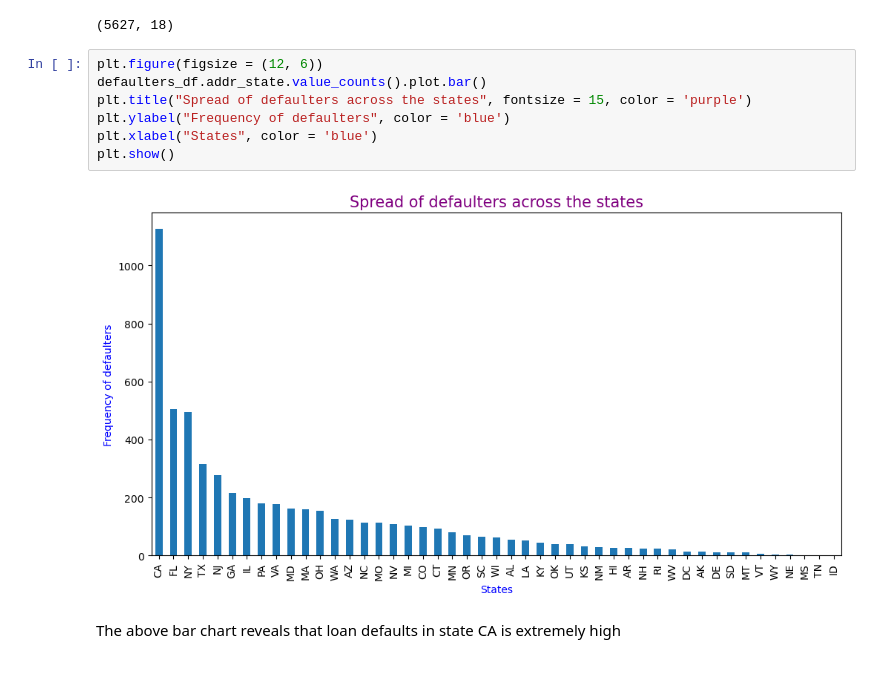
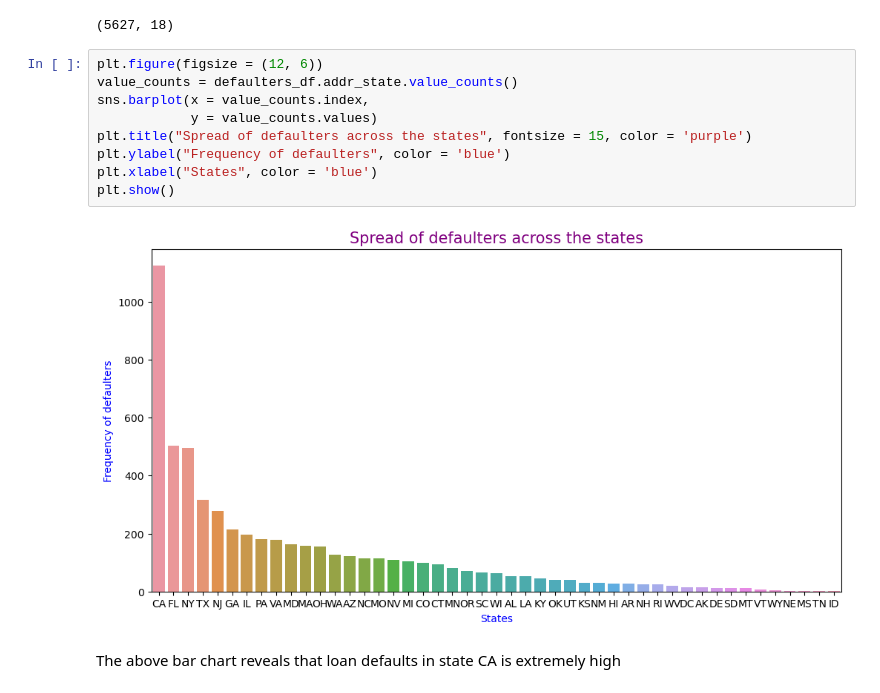
Before and after one commit to zeeamber/Lending-Club-Case-Study, a Jupyter notebook: lending_club_case_study.ipynb, the cells around one changed output. Drawn from its saved outputs; the diff is of its cells as text.

```diff
--- a/lending_club_case_study.ipynb
+++ b/lending_club_case_study.ipynb
@@ -547,13 +547,15 @@ defaulters_df.shape
 (5627, 18)
 # %%
 plt.figure(figsize = (12, 6))
-defaulters_df.addr_state.value_counts().plot.bar()
+value_counts = defaulters_df.addr_state.value_counts()
+sns.barplot(x = value_counts.index,
+            y = value_counts.values)
 plt.title("Spread of defaulters across the states", fontsize = 15, color = 'purple')
 plt.ylabel("Frequency of defaulters", color = 'blue')
 plt.xlabel("States", color = 'blue')
 plt.show()
 # %% [output]
-[figure, old version]
+[figure, new version]
 # %% [markdown]
 The above bar chart reveals that loan defaults in state CA is extremely high
 # %% [markdown]
```
Also changed, not shown: parts of 17 cells of this notebook.
